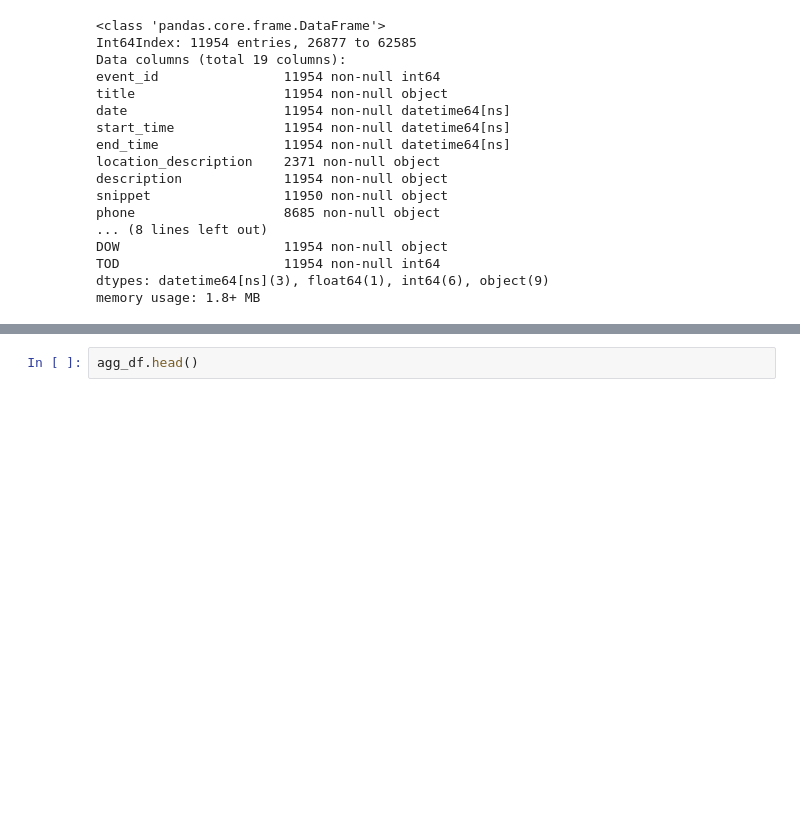
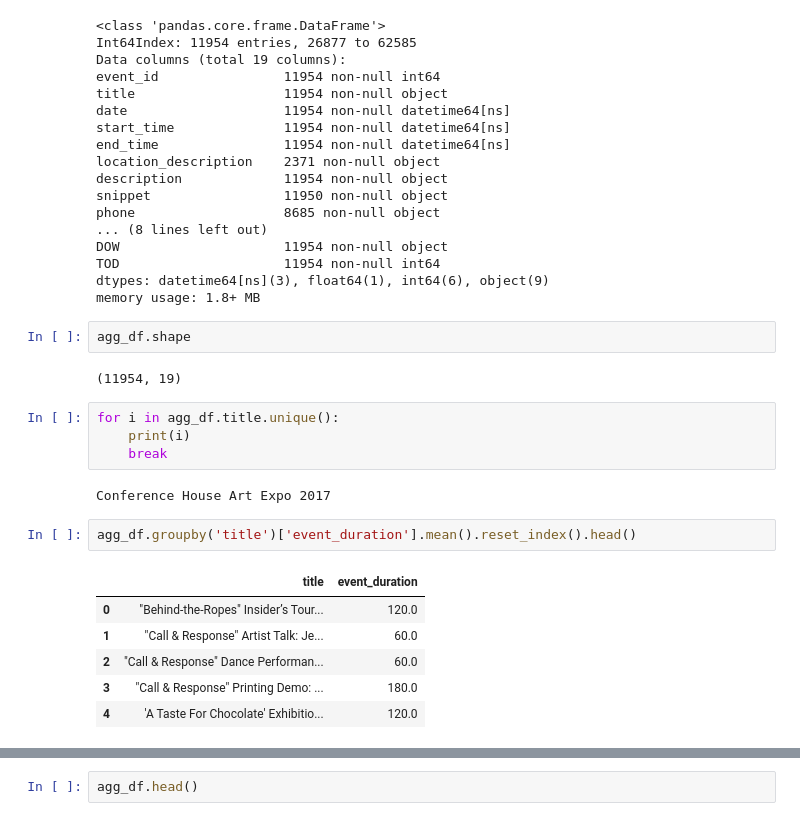
Before and after one commit to inistar/taxi-requests-ds, a Jupyter notebook: EDA.ipynb, the cells around one changed output, grey strips where cells are left out. Drawn from its saved outputs; the diff is of its cells as text; blank space fills up the shorter version.

```diff
--- a/EDA.ipynb
+++ b/EDA.ipynb
@@ -132,3 +159,22 @@ DOW                     11954 non-null object
 TOD                     11954 non-null int64
 dtypes: datetime64[ns](3), float64(1), int64(6), object(9)
 memory usage: 1.8+ MB
+# %%
+agg_df.shape
+# %% [output]
+(11954, 19)
+# %%
+for i in agg_df.title.unique():
+    print(i)
+    break
+# %% [output]
+Conference House Art Expo 2017
+# %%
+agg_df.groupby('title')['event_duration'].mean().reset_index().head()
+# %% [output]
+|  | title | event_duration |
+| 0 | "Behind-the-Ropes" Insider’s Tour... | 120.0 |
+| 1 | "Call & Response" Artist Talk: Je... | 60.0 |
+| 2 | "Call & Response" Dance Performan... | 60.0 |
+| 3 | "Call & Response" Printing Demo: ... | 180.0 |
+| 4 | 'A Taste For Chocolate' Exhibitio... | 120.0 |
```
Also changed, not shown: parts of 9 cells of this notebook, 2 other files.
